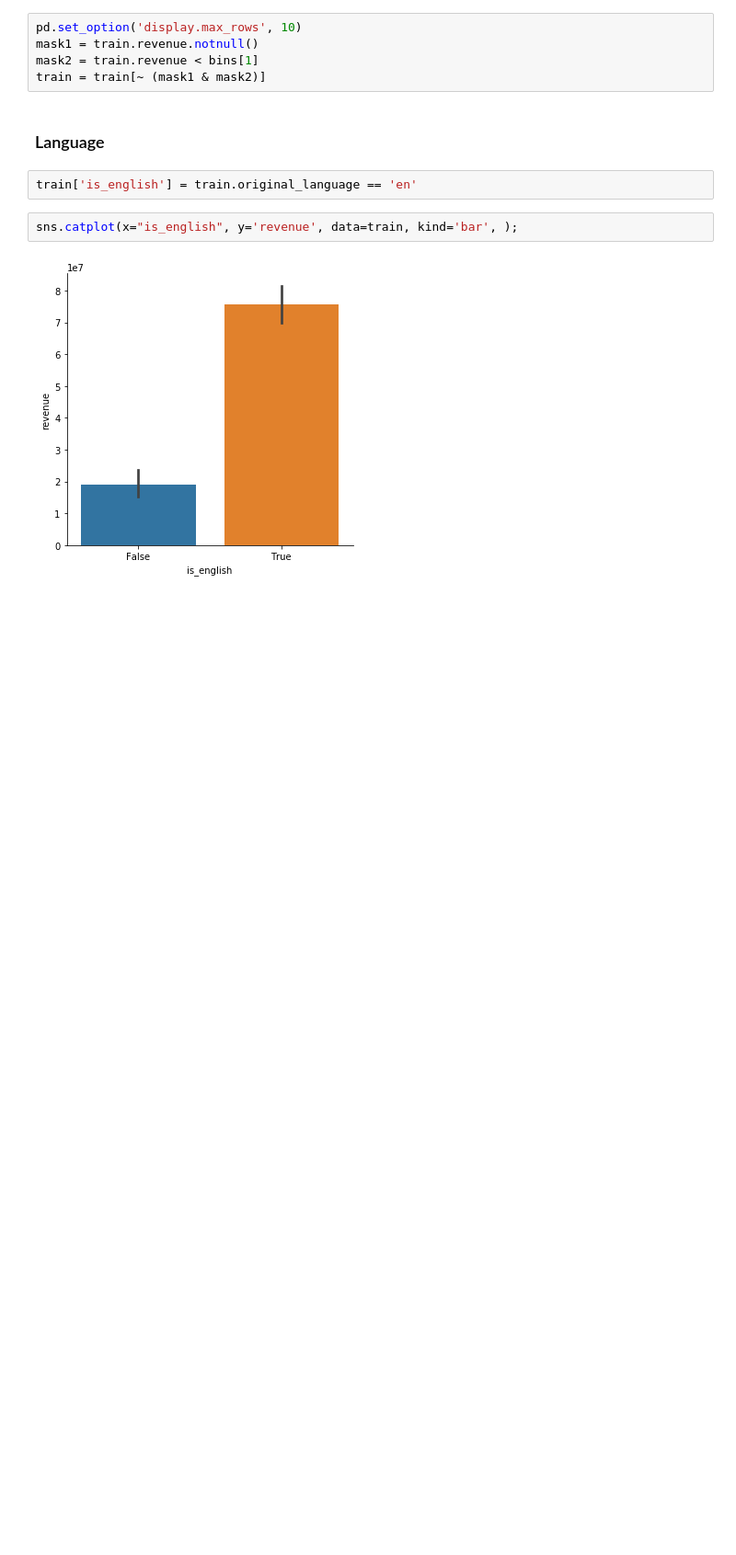
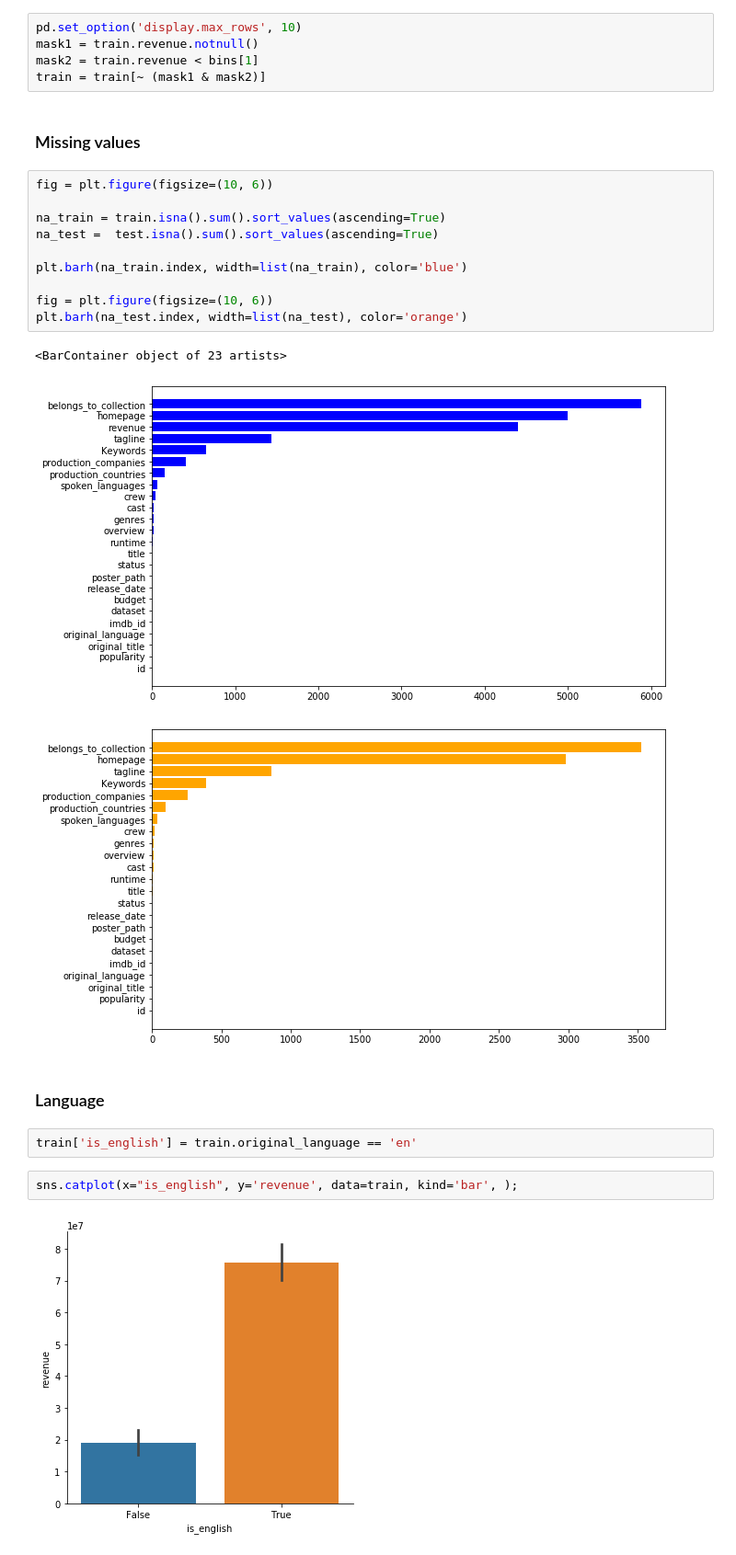
Before and after one commit to cercami/data-science, a Jupyter notebook: kaggle/box_office_predictions/REGRESSION_box_office_pred.ipynb, the cells around one changed output. Shown at 92% size. Saved outputs shown, nothing was run; the diff lists cells and outputs as text; blank space fills up the shorter version.

```diff
--- a/kaggle/box_office_predictions/REGRESSION_box_office_pred.ipynb
+++ b/kaggle/box_office_predictions/REGRESSION_box_office_pred.ipynb
@@ -108,6 +127,22 @@ pd.set_option('display.max_rows', 10)
 mask1 = train.revenue.notnull()
 mask2 = train.revenue < bins[1]
 train = train[~ (mask1 & mask2)]
+# %% [markdown]
+### Missing values
+# %%
+fig = plt.figure(figsize=(10, 6))
+
+na_train = train.isna().sum().sort_values(ascending=True)
+na_test =  test.isna().sum().sort_values(ascending=True)
+
+plt.barh(na_train.index, width=list(na_train), color='blue')
+
+fig = plt.figure(figsize=(10, 6))
+plt.barh(na_test.index, width=list(na_test), color='orange')
+# %% [output]
+<BarContainer object of 23 artists>
+[figure, added]
+[figure, added]
 # %% [markdown]
 ### Language
 # %%
```
Also changed, not shown: parts of 115 cells of this notebook.
